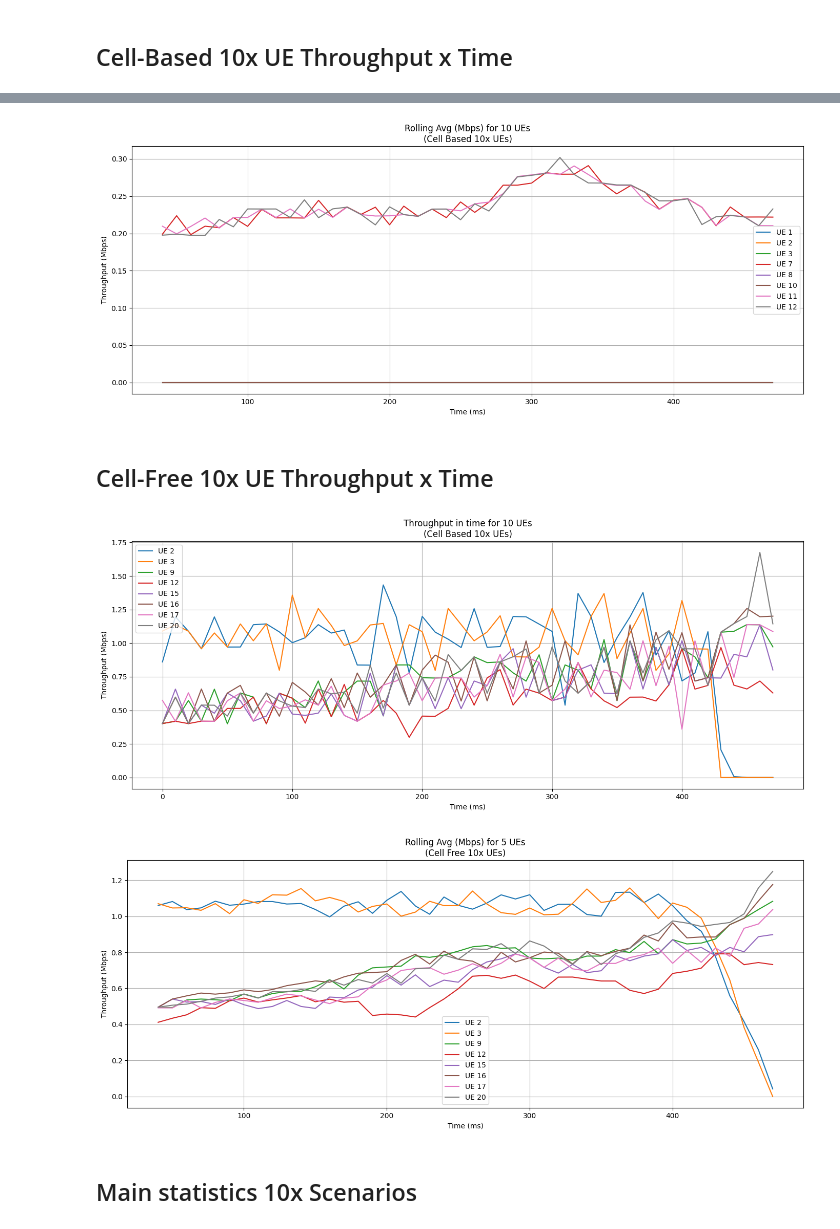
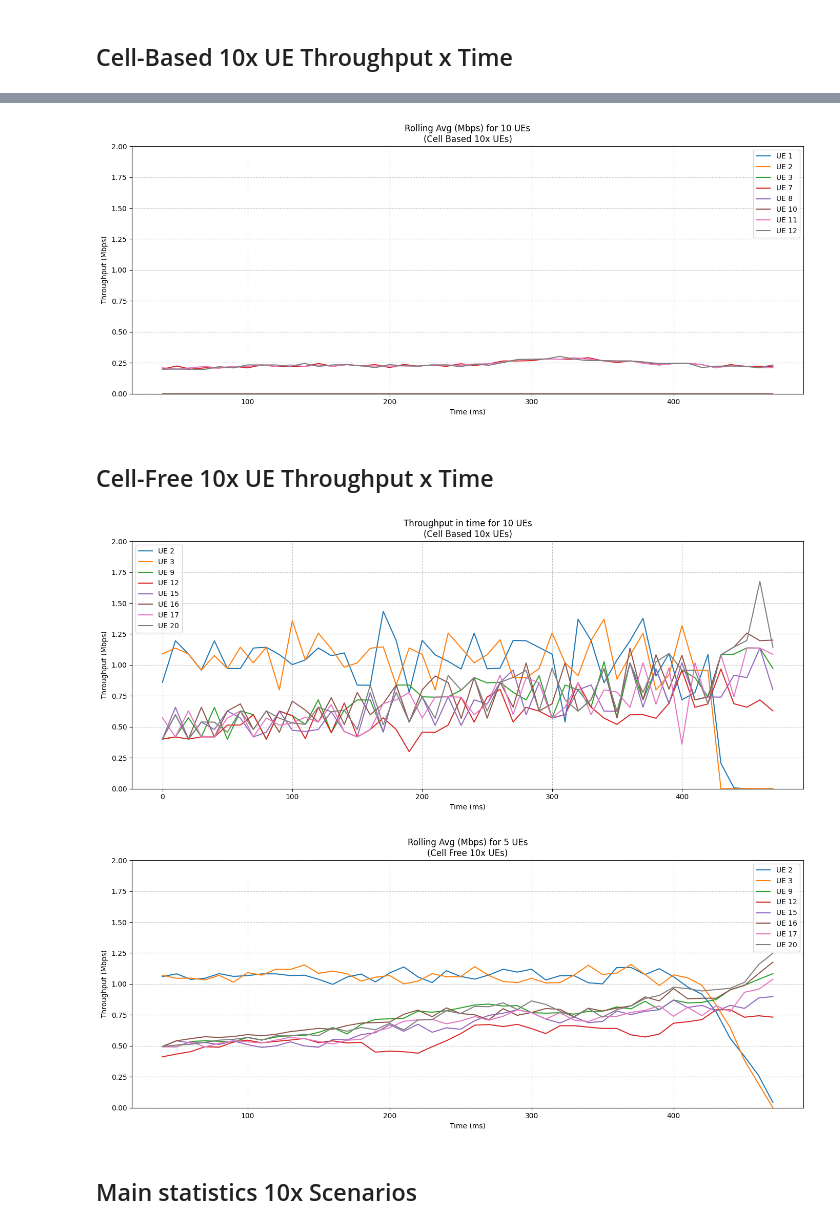
Before and after one commit to Surpr1se0/OAI-tests, a Jupyter notebook: scripts/10-ue-cb.ipynb, the cells around one changed output, grey strips where cells are left out. Cells and saved outputs as stored; diff of their text form; code cells hidden in the pictures.

Commit message:
plotting from 0, same scale, fixed erros in scenarios 5 and 10

```diff
--- a/scripts/10-ue-cb.ipynb
+++ b/scripts/10-ue-cb.ipynb
@@ -90,10 +93,13 @@ plt.xlabel("Time (ms)")
 plt.ylabel("Throughput (Mbps)")
 plt.grid(True)
 plt.legend()
+
+plt.ylim(0, 2)
+plt.grid(True, linestyle='--', alpha=0.7)
 plt.tight_layout()
 plt.show()
 # %% [output]
-[figure, old version]
+[figure, new version]
 # %% [markdown]
 ## Cell-Free 10x UE Throughput x Time
 # %%
@@ -106,24 +112,30 @@ plt.xlabel("Time (ms)")
 plt.ylabel("Throughput (Mbps)")
 plt.grid(True)
 plt.legend()
+
+plt.ylim(0, 2)
+plt.grid(True, linestyle='--', alpha=0.7)
 plt.tight_layout()
 plt.show()
 # %% [output]
-[figure, old version]
+[figure, new version]
 # %%
 # Graphic of Throughput and Rolling Average
 plt.figure(figsize=(14, 6))
 for ue, df in dfs_cf.items():
     sns.lineplot(x="Time (ms)", y="Rolling Avg (Mbps)", data=df, label=f"UE {ue}")
 plt.title("Rolling Avg (Mbps) for 5 UEs\n(Cell Free 10x UEs)")
 plt.xlabel("Time (ms)")
 plt.ylabel("Throughput (Mbps)")
 plt.grid(True)
 plt.legend()
+
+plt.ylim(0, 2)
+plt.grid(True, linestyle='--', alpha=0.7)
 plt.tight_layout()
 plt.show()
 # %% [output]
-[figure, old version]
+[figure, new version]
 # %% [markdown]
 ## Main statistics 10x Scenarios
 # %% [markdown]
```
Also changed, not shown: parts of 3 cells of this notebook, 1 other file.
